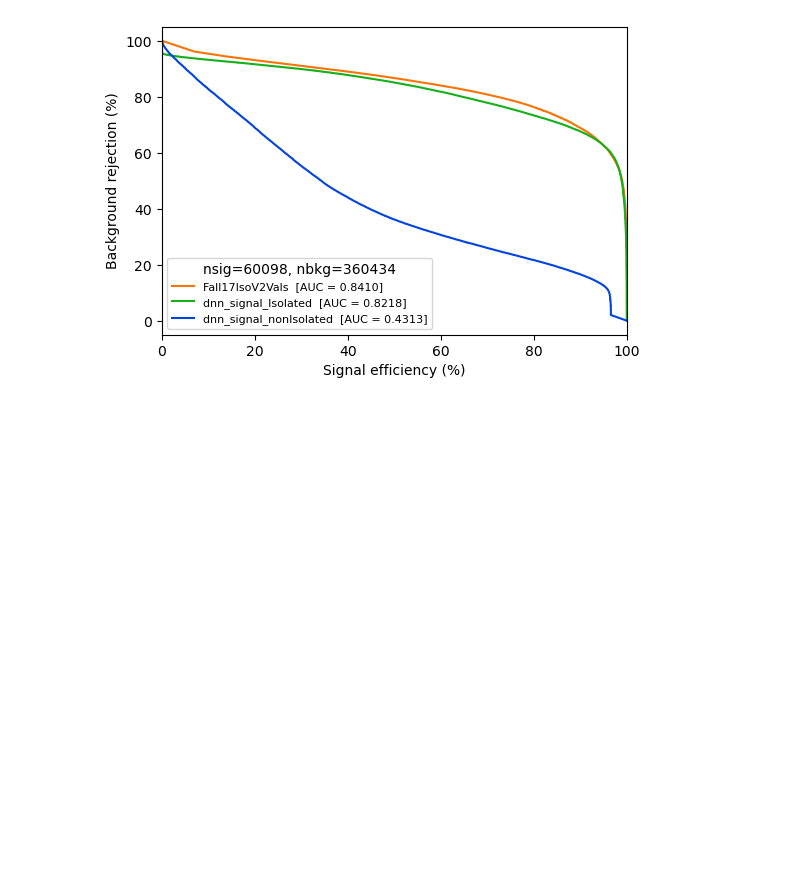
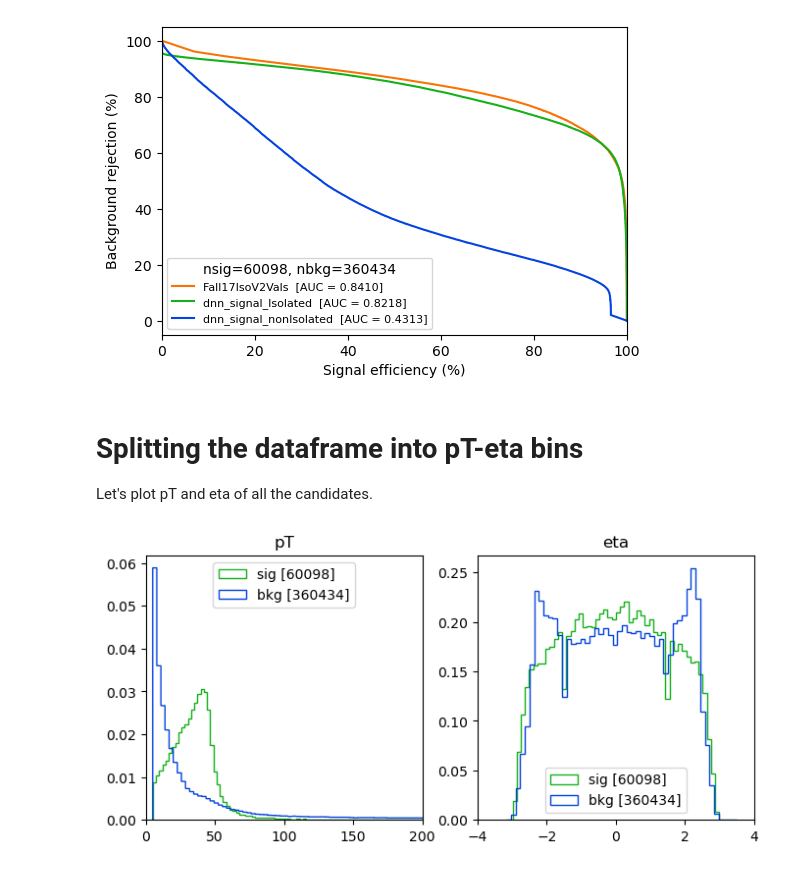
Before and after one commit to phazarik/Electron-DNN-ID-study, a Jupyter notebook: dnn_id_general.ipynb, the cells around one changed output. Drawn from its saved outputs; the diff is of its cells as text; code cells hidden in the pictures; blank space fills up the shorter version.

```diff
--- a/dnn_id_general.ipynb
+++ b/dnn_id_general.ipynb
@@ -338,3 +338,39 @@ plt.savefig(f'plots/{campaign}/all_roc.png', bbox_inches='tight', dpi=300)
 plt.show()
 # %% [output]
 [figure]
+# %% [markdown]
+# Splitting the dataframe into pT-eta bins
+
+Let's plot pT and eta of all the candidates.
+# %%
+fig3, ax3 = plt.subplots(1,2,figsize=(8,3.5))
+ax3 = ax3.flatten()
+fig3.subplots_adjust(hspace=0.5)
+nptbins =200
+netabins=50
+
+nsig=df[df['truth']==1].shape[0]
+nbkg=df[df['truth']==0].shape[0]
+
+ax3[0].hist(df[df['truth']==1]['ele_pt'], bins=nptbins, histtype='step',
+            color='xkcd:green',  label=f'sig [{nsig}]', density=True)
+ax3[0].hist(df[df['truth']==0]['ele_pt'], bins=nptbins*10, histtype='step',
+            color='xkcd:blue',  label=f'bkg [{nbkg}]', density=True)
+ax3[0].set_title('pT')
+ax3[0].set_xlim(0, nptbins)
+#ax6[0].set_yscale('log')
+ax3[0].legend(loc='upper center')
+
+ax3[1].hist(df[df['truth']==1]['ele_eta'], bins=netabins, histtype='step',
+            color='xkcd:green',  label=f'sig [{nsig}]', density=True)
+ax3[1].hist(df[df['truth']==0]['ele_eta'], bins=netabins, histtype='step',
+            color='xkcd:blue',  label=f'bkg [{nbkg}]', density=True)
+ax3[1].set_title('eta')
+ax3[1].set_xlim(-4, 4)
+#ax6[1].set_yscale('log')
+ax3[1].legend(loc='lower center')
+
+plt.savefig(f'plots/{campaign}/all_pt-eta.png', bbox_inches='tight', dpi=300)
+plt.show()
+# %% [output]
+[figure, added]
```
Also changed, not shown: parts of 7 cells of this notebook, 5 other files.
